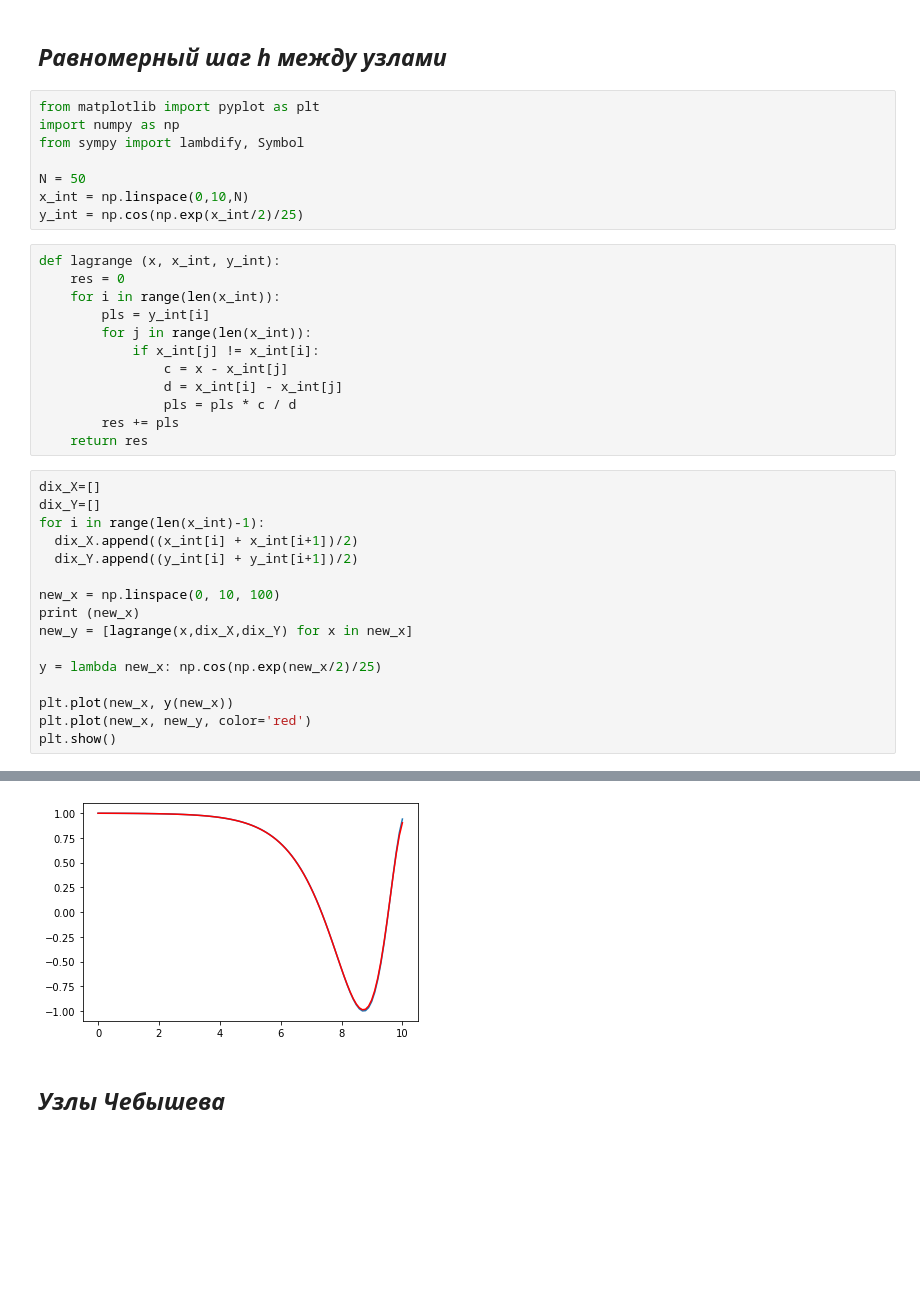
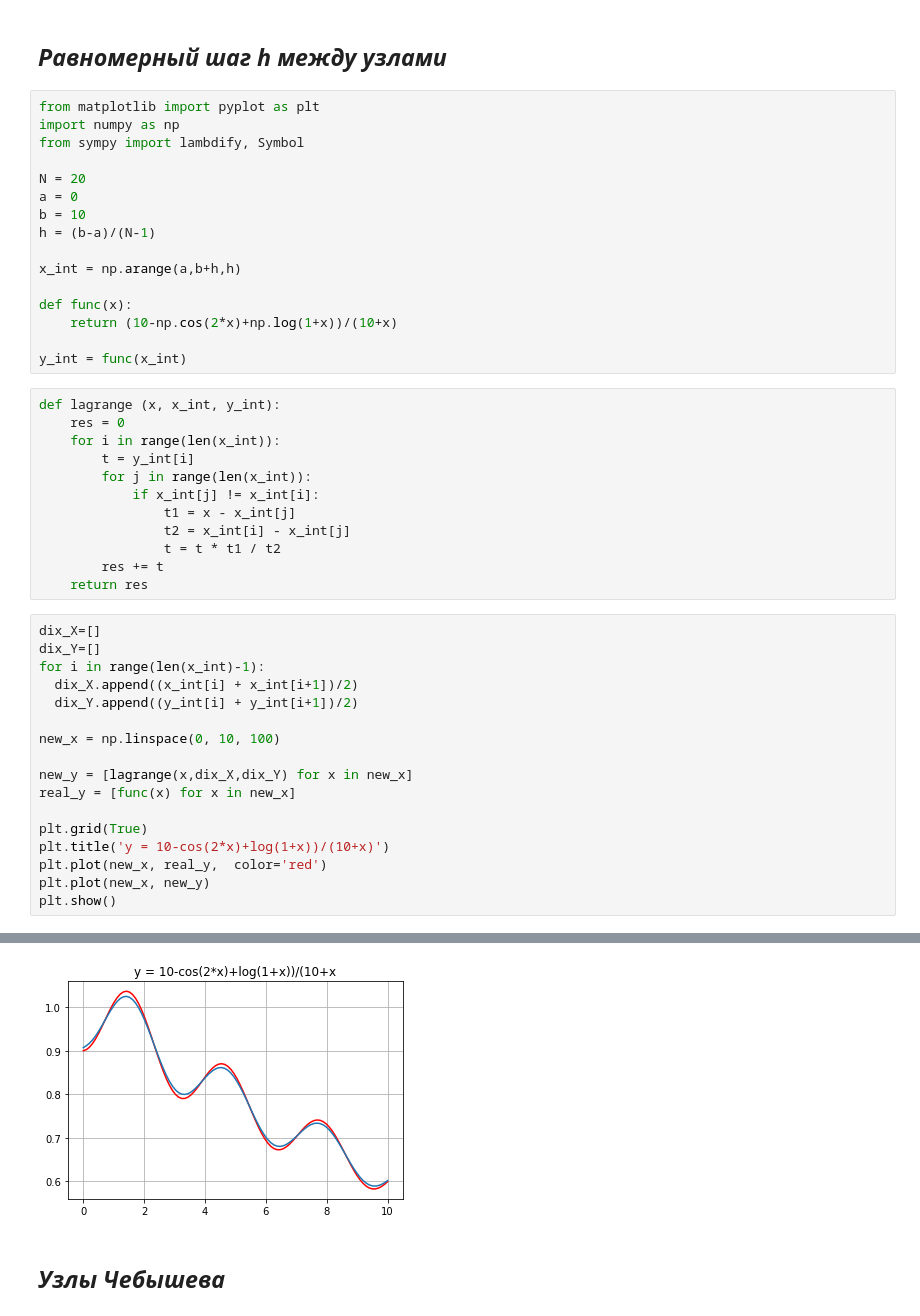
Before and after one commit to mainarel/-Numerical_methods, a Jupyter notebook: Lab1.ipynb, the cells around one changed output, grey strips where cells are left out. Saved outputs shown, nothing was run; the diff lists cells and outputs as text; blank space fills up the shorter version.

```diff
--- a/Lab1.ipynb
+++ b/Lab1.ipynb
@@ -7,20 +7,28 @@ from matplotlib import pyplot as plt
 import numpy as np
 from sympy import lambdify, Symbol
 
-N = 50
-x_int = np.linspace(0,10,N)
-y_int = np.cos(np.exp(x_int/2)/25)
+N = 20
+a = 0
+b = 10
+h = (b-a)/(N-1)
+
+x_int = np.arange(a,b+h,h)
+
+def func(x):
+    return (10-np.cos(2*x)+np.log(1+x))/(10+x)
+
+y_int = func(x_int)
 # %%
 def lagrange (x, x_int, y_int):
     res = 0
     for i in range(len(x_int)):
-        pls = y_int[i]
+        t = y_int[i]
         for j in range(len(x_int)):
             if x_int[j] != x_int[i]:
-                c = x - x_int[j]
-                d = x_int[i] - x_int[j]
-                pls = pls * c / d
-        res += pls
+                t1 = x - x_int[j]
+                t2 = x_int[i] - x_int[j]
+                t = t * t1 / t2
+        res += t
     return res
 # %%
 dix_X=[]
@@ -30,12 +38,13 @@ for i in range(len(x_int)-1):
   dix_Y.append((y_int[i] + y_int[i+1])/2)
 
 new_x = np.linspace(0, 10, 100)
-print (new_x)
+
 new_y = [lagrange(x,dix_X,dix_Y) for x in new_x]
+real_y = [func(x) for x in new_x]
 
-y = lambda new_x: np.cos(np.exp(new_x/2)/25)
-
-plt.plot(new_x, y(new_x))
-plt.plot(new_x, new_y, color='red')
+plt.grid(True)
+plt.title('y = 10-cos(2*x)+log(1+x))/(10+x)')
+plt.plot(new_x, real_y,  color='red')
+plt.plot(new_x, new_y)
 plt.show()
 # %% [output]
@@ -60,4 +51,4 @@ plt.show()
-[figure, old version]
+[figure, new version]
 # %% [markdown]
 ## *Узлы Чебышева*
 # %%
```
Also changed, not shown: parts of 4 cells of this notebook, 1 other file.
